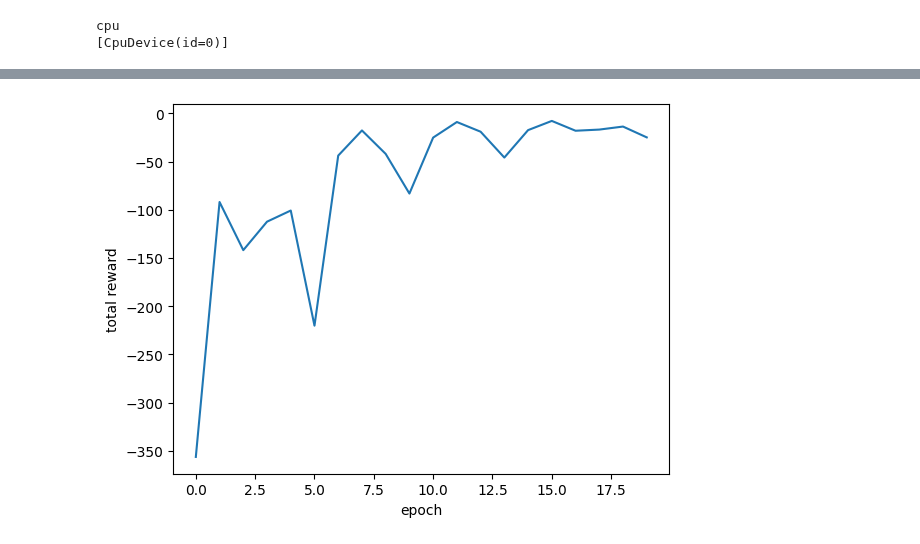
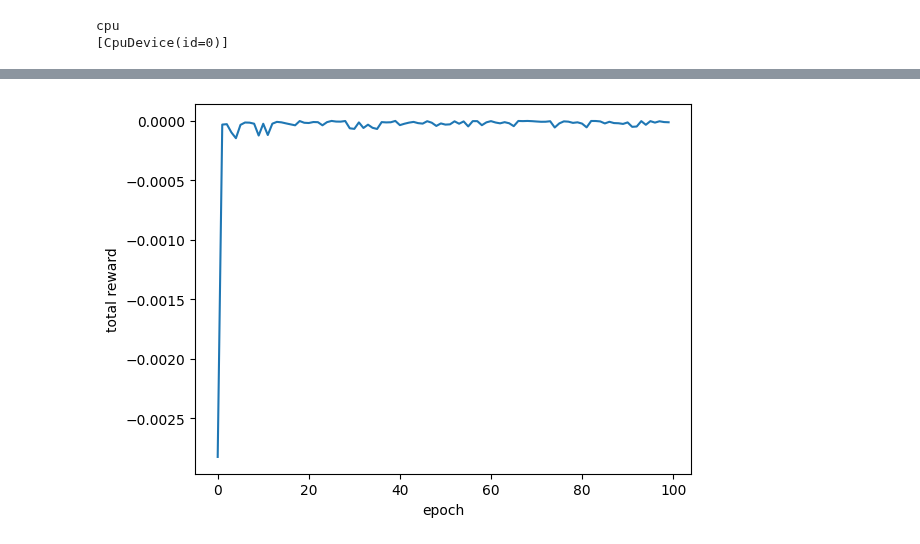
Before and after one commit to dcsteinhauser/HDS, a Jupyter notebook: run_PODS.ipynb, the cells around one changed output, grey strips where cells are left out. Saved outputs shown, nothing was run; the diff lists cells and outputs as text; code cells hidden in the pictures.

```diff
--- a/run_PODS.ipynb
+++ b/run_PODS.ipynb
@@ -36,14 +34,14 @@ HTML(html.render(env.sys, [state.pipeline_state]))
 # %%
 
 def progress_f(x_data,y_data,epoch,reward):
     x_data.append(epoch)
     y_data.append(reward)
     clear_output(wait=True)
     plt.xlabel('epoch')
     plt.ylabel('total reward')
     plt.plot(x_data, y_data)
     plt.show()
 
-policy = train(env,trajectory_length=30,num_samples=8,epochs=20,alpha_a=1e-5,progress_fn=progress_f)
+policy = train(env,trajectory_length=10,num_samples=8,epochs=100,alpha_a=1e-5,progress_fn=progress_f)
 # %% [output]
-[figure, old version]
+[figure, new version]
```
Also changed, not shown: parts of 3 cells of this notebook, 4 other files.
